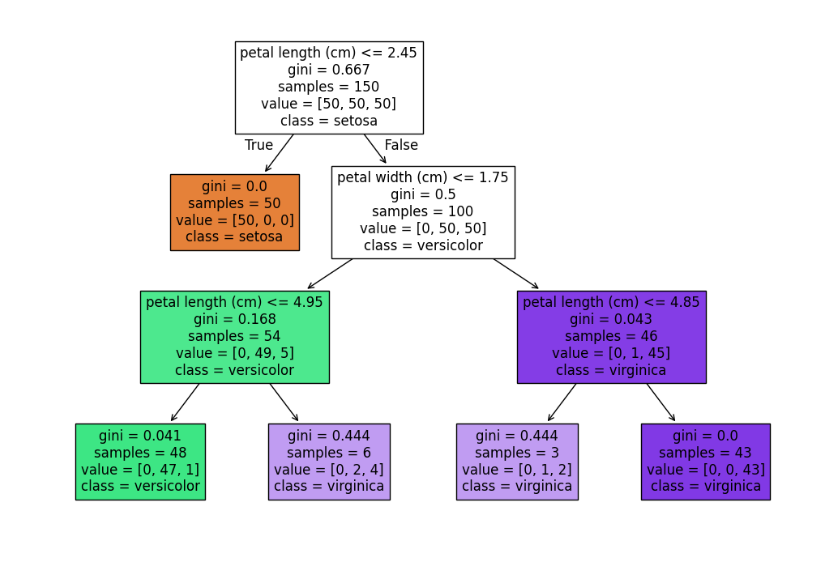
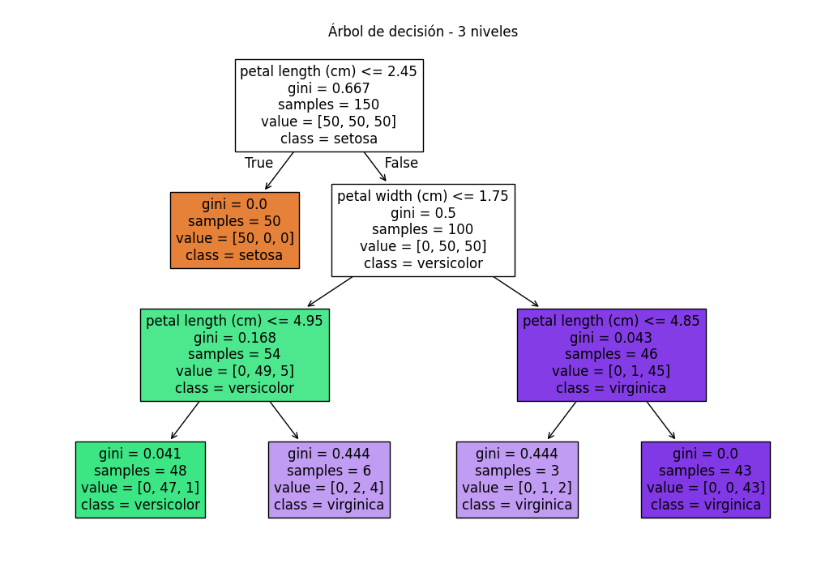
Before and after one commit to Joselota/Relatorias, a Jupyter notebook: ML/Arboles de decisión/Arbol_de_decisión_(Iris).ipynb, the cells around one changed output. Saved outputs shown, nothing was run; the diff lists cells and outputs as text; code cells hidden in the pictures.

```diff
--- a/ML/Arboles de decisión/Arbol_de_decisión_(Iris).ipynb
+++ b/ML/Arboles de decisión/Arbol_de_decisión_(Iris).ipynb
@@ -1,18 +1,19 @@
 # %%
 from sklearn.datasets import load_iris
 from sklearn.tree import DecisionTreeClassifier, plot_tree
 import matplotlib.pyplot as plt
 
 # Datos de ejemplo
 X, y = load_iris(return_X_y=True)
 
 # Modelo
 modelo = DecisionTreeClassifier(max_depth=3, random_state=42)
 modelo.fit(X, y)
 
 # Visualización
 plt.figure(figsize=(12,8))
 plot_tree(modelo, filled=True, feature_names=load_iris().feature_names, class_names=load_iris().target_names)
+plt.title("Árbol de decisión - 3 niveles")
 plt.show()
 # %% [output]
-[figure, old version]
+[figure, new version]
```
